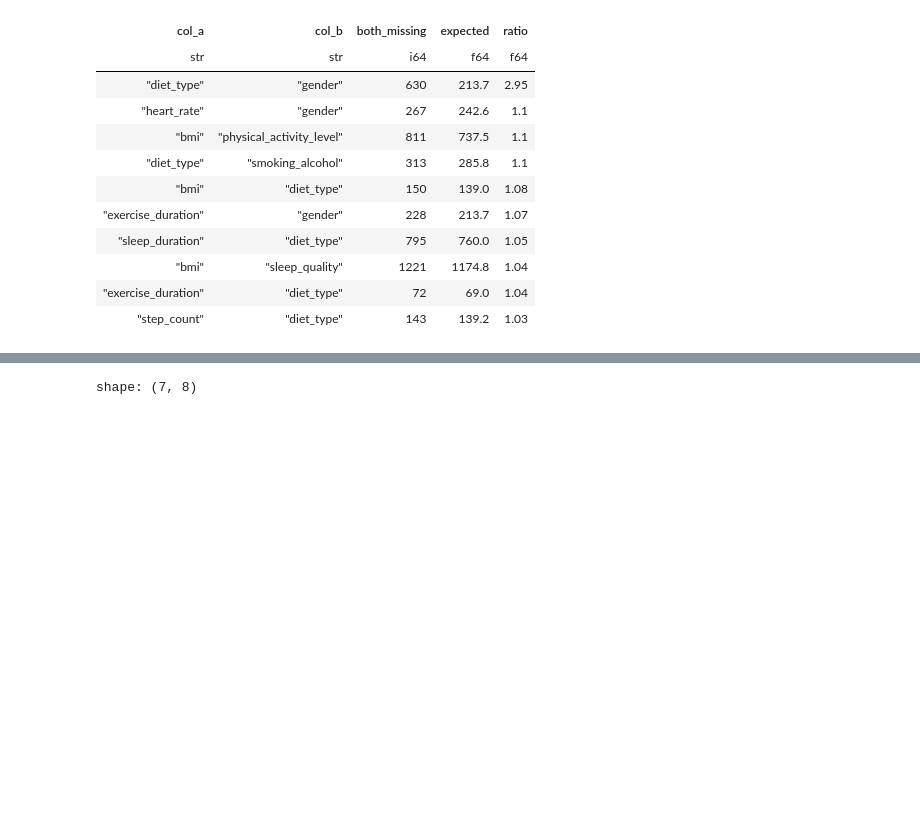
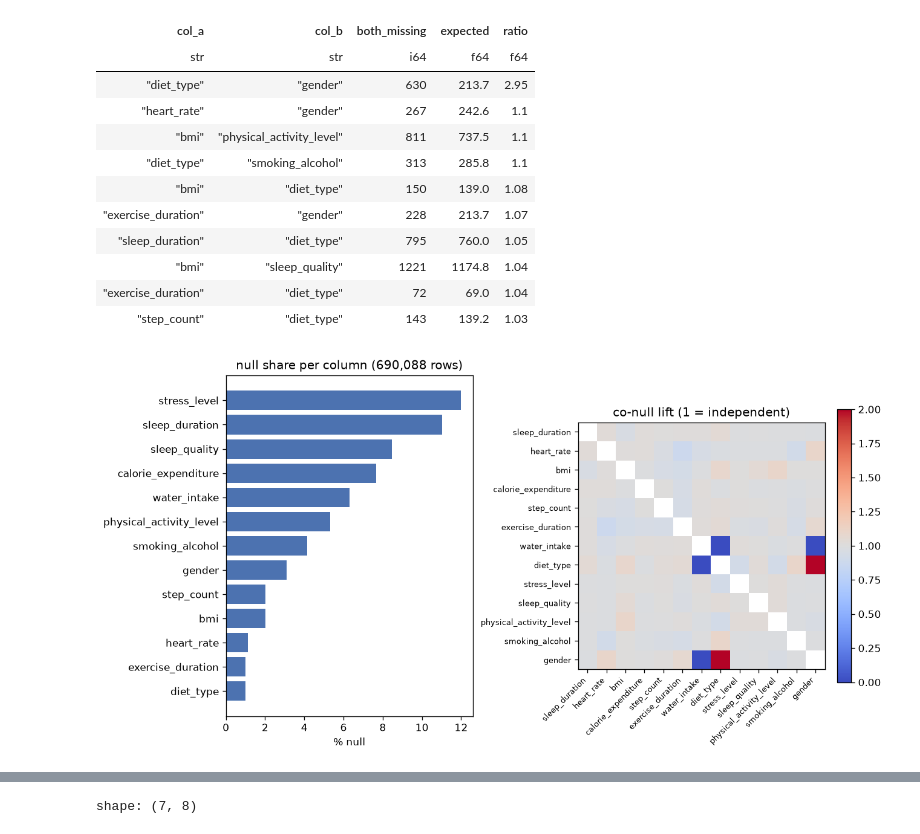
Before and after one commit to epsilonlog/comp-playground-series-s6e7, a Jupyter notebook: notebooks/01_eda.ipynb, the cells around one changed output, grey strips where cells are left out. Cells and saved outputs as stored; diff of their text form; code cells hidden in the pictures; blank space fills up the shorter version.

```diff
--- a/notebooks/01_eda.ipynb
+++ b/notebooks/01_eda.ipynb
@@ -160,4 +283,11 @@ shape: (10, 5)
 | "bmi" | "sleep_quality" | 1221 | 1174.8 | 1.04 |
 | "exercise_duration" | "diet_type" | 72 | 69.0 | 1.04 |
 | "step_count" | "diet_type" | 143 | 139.2 | 1.03 |
+# %%
+# Left: null share per column. Right: the pairwise ratio above as a heatmap —
+# co-null lift, observed / (p_a · p_b), 1 = independent. The diet_type × gender 2.95
+# stands out; everything else sits at 1.
+plots.missingness(train)
+# %% [output]
+[figure, added]
 # %% [markdown]
```
Also changed, not shown: parts of 12 cells of this notebook, 1 other file.
